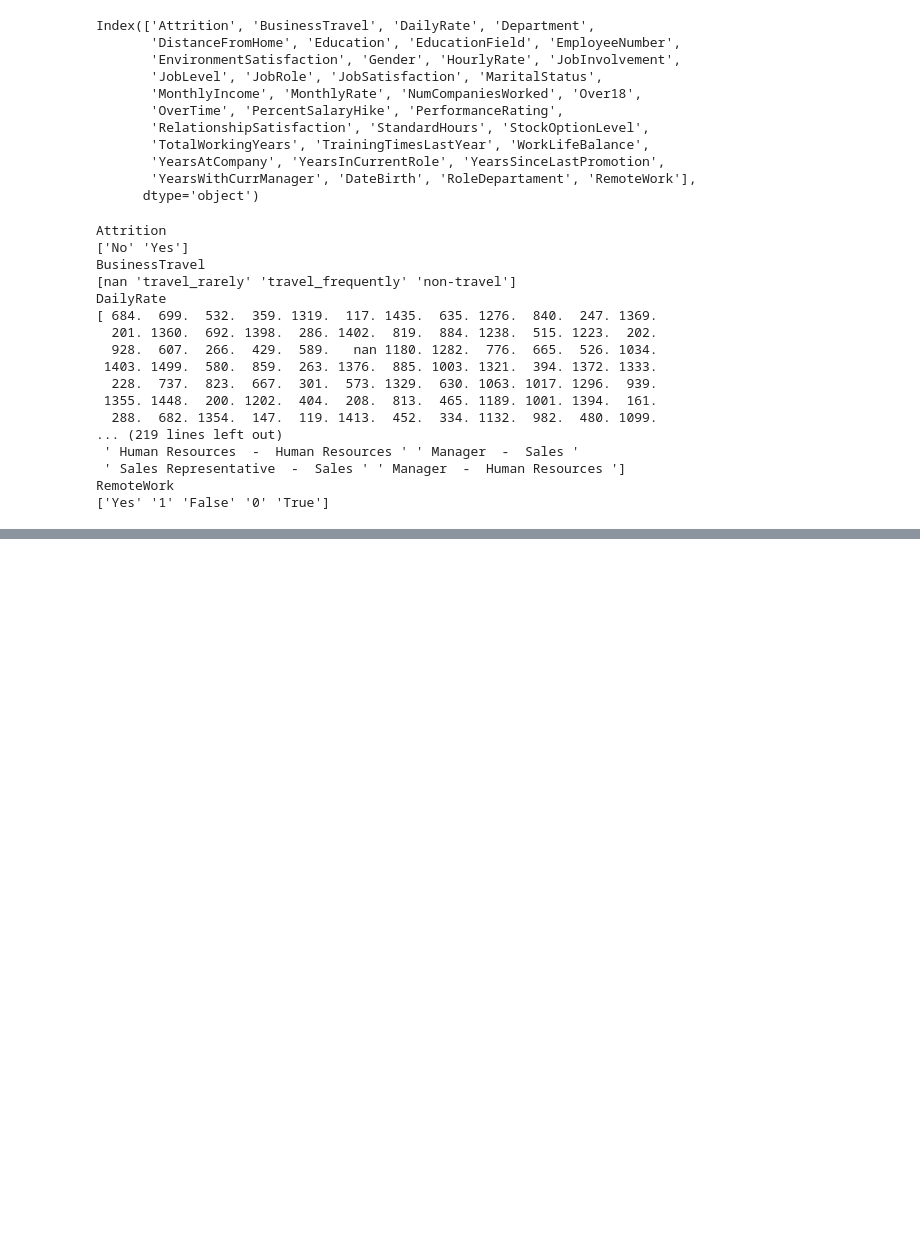
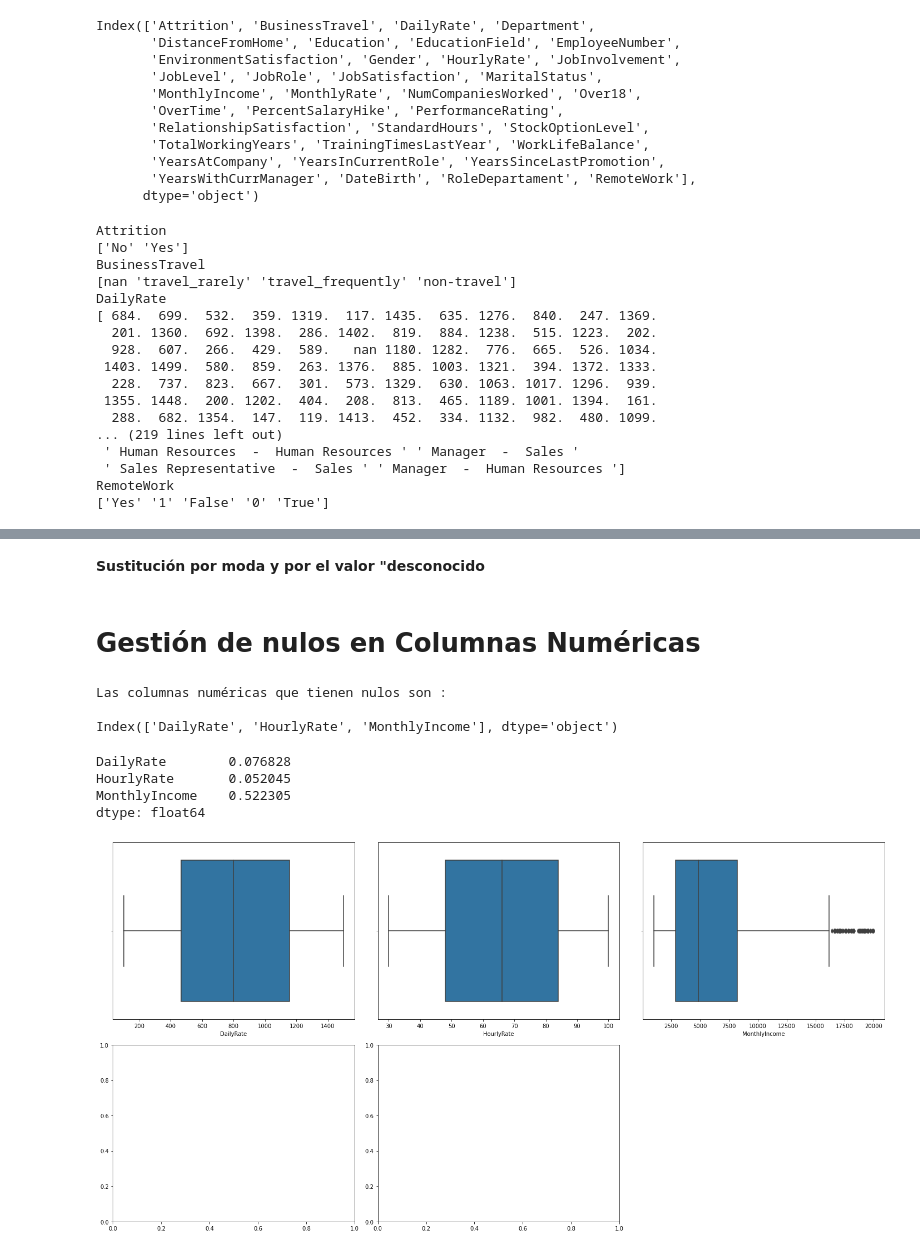
Before and after one commit to TaniaGraff/project-da-promo-angela-modulo-3-team-3, a Jupyter notebook: EDA_Reyes.ipynb, the cells around one changed output, grey strips where cells are left out. Drawn from its saved outputs; the diff is of its cells as text; code cells hidden in the pictures; blank space fills up the shorter version.

```diff
--- a/EDA_Reyes.ipynb
+++ b/EDA_Reyes.ipynb
@@ -90,0 +149,5 @@ Name: EmployeeNumber, dtype: int64
+# %%
+# Obtenemos la lista de columnas categóricas que tienen nulos
+nulos_esta_cat = df_HR[df_HR.columns[df_HR.isnull().any()]].select_dtypes(include = "O").columns
+print("Las columnas categóricas que tienen nulos son : \n ")
+print(nulos_esta_cat)
@@ -90,0 +162,6 @@ Name: EmployeeNumber, dtype: int64
+# %%
+# Sacamos el 'value_counts()' de cada una de las columnas categóricas que tienen nulos para saber como es la distribución de sus categorías
+for col in nulos_esta_cat:
+    print(f"La distribución de las categorías para la columna {col.upper()}")
+    display(df_HR[col].value_counts() / df_HR.shape[0])  # display es una función utilizada para mostrar objetos de manera más legible en Jupyter Notebooks o entornos similares.
+    print("........................")
@@ -90,0 +220,2 @@ Name: EmployeeNumber, dtype: int64
+# %% [markdown]
+**Sustitución por moda y por el valor "desconocido**
@@ -90,0 +253,33 @@ Name: EmployeeNumber, dtype: int64
+# %% [markdown]
+# Gestión de nulos en Columnas Numéricas
+# %%
+# Obtenemos la lista de columnas numericas que tienen nulos
+nulos_esta_num = df_HR[df_HR.columns[df_HR.isnull().any()]].select_dtypes(include = np.number).columns
+print("Las columnas numéricas que tienen nulos son : \n ")
+print(nulos_esta_num)
+# %% [output]
+Las columnas numéricas que tienen nulos son :
+
+Index(['DailyRate', 'HourlyRate', 'MonthlyIncome'], dtype='object')
+# %%
+# Calculamos el número de nulos que tenemos en cada una de las columnas numericas
+df_HR[nulos_esta_num].isnull().sum() / df_HR.shape[0]
+# %% [output]
+DailyRate        0.076828
+HourlyRate       0.052045
+MonthlyIncome    0.522305
+dtype: float64
+# %%
+# Comprobamos si dentro de las columnas donde tenemos nulos tenemos valores atípicos.
+
+fig, axes = plt.subplots(nrows = 2, ncols = 3, figsize = (20,10))
+
+axes = axes.flat
+
+for indice, col in enumerate(nulos_esta_num):
+    sns.boxplot(x = col, data = df_HR, ax = axes[indice])
+
+plt.tight_layout()
+fig.delaxes(axes[-1]);
+# %% [output]
+[figure, added]
```
Also changed, not shown: parts of 13 cells of this notebook.
